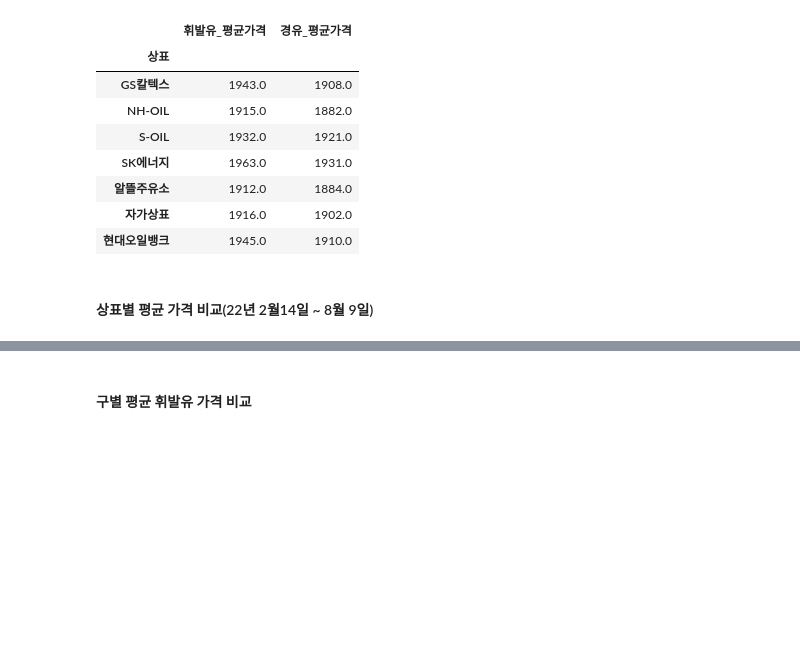
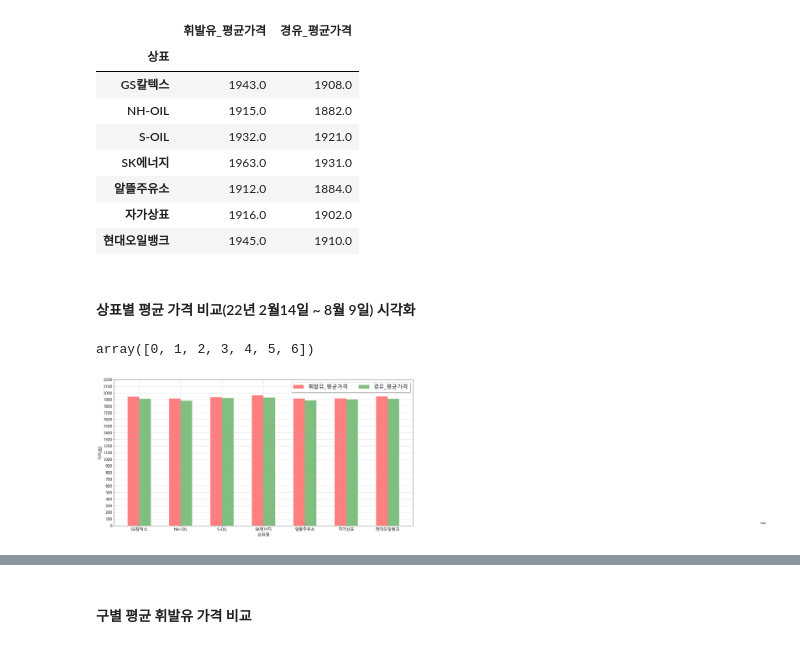
Before and after one commit to certainly-I/Busan-Oil-Price-Analysis, a Jupyter notebook: 주유소_전처리.ipynb, the cells around one changed output, grey strips where cells are left out. Cells and saved outputs as stored; diff of their text form; code cells hidden in the pictures; blank space fills up the shorter version.

```diff
--- a/주유소_전처리.ipynb
+++ b/주유소_전처리.ipynb
@@ -377,7 +378,29 @@ all_brand_avg_price
 #시각화를 위해 평균가격 데이터 타입을 float에서 int로 변경
 all_brand_avg_price = all_brand_avg_price.astype("int")
 # %% [markdown]
-#### 상표별 평균 가격 비교(22년 2월14일 ~ 8월 9일)
+#### 상표별 평균 가격 비교(22년 2월14일 ~ 8월 9일) 시각화
+# %%
+w = 0.28 #widths
+nrow = all_brand_avg_price.shape[0] #행의 갯수
+idx = np.arange(nrow) #행의 갯수를 리스트로
+idx
+# %% [output]
+array([0, 1, 2, 3, 4, 5, 6])
+# %%
+plt.figure(figsize=(20,10))
+plt.bar(idx-w, all_brand_avg_price["휘발유_평균가격"], width=w, align="edge", color="red", alpha=0.5)
+plt.bar(idx+w-0.14, all_brand_avg_price["경유_평균가격"], width=w, color="green", alpha=0.5)
+plt.xticks(idx, all_brand_avg_price.index, fontsize=15) # x축
+plt.yticks(np.arange(0,2300, 100), fontsize=15) # y축
+plt.xlabel("상표명", fontsize=15) #x 축 이름
+plt.ylabel("가격(원)", fontsize=15) # y축 이름
+plt.legend(all_brand_avg_price.columns, loc="best", ncol=nrow, fontsize= 20, shadow=True) # 범례
+plt.grid(alpha=0.5)
+#plt.text(15, 25, all_brand_avg_price.휘발유_평균가격[0])
+
+plt.show()
+# %% [output]
+[figure, added]
 # %%
 ax1 = all_brand_avg_price.index
 ax2 = all_brand_avg_price.휘발유_평균가격
```
Also changed, not shown: parts of 4 cells of this notebook.
